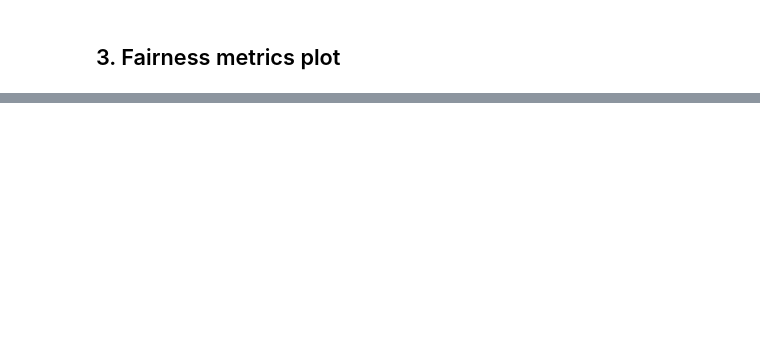
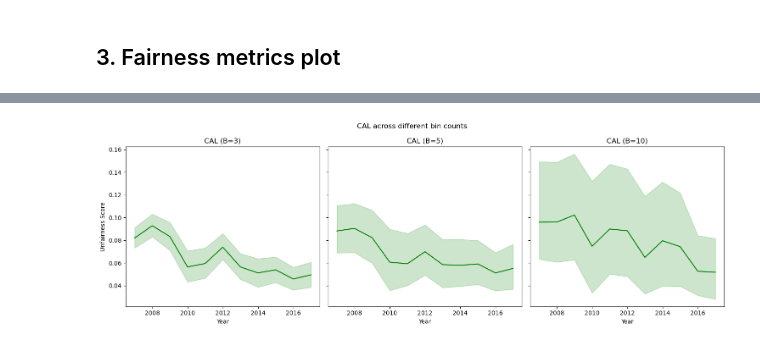
Before and after one commit to jdhilee/fairness_smoke_alarm, a Jupyter notebook: src/fairness_metrics.ipynb, the cells around one changed output, grey strips where cells are left out. Saved outputs shown, nothing was run; the diff lists cells and outputs as text; code cells hidden in the pictures; blank space fills up the shorter version.

```diff
--- a/src/fairness_metrics.ipynb
+++ b/src/fairness_metrics.ipynb
@@ -219,0 +524,29 @@ print(cal_by_year)
+# %%
+fig, axes = plt.subplots(1, 3, figsize=(15, 5), sharey=True)
+
+for ax, B in zip(axes, [3, 5, 10]):
+    cal_point, cal_lower, cal_upper = {}, {}, {}
+
+    for year in range(2007, 2018):
+        df_year = hmda[hmda['year'] == year]
+        pt, lo, hi = calibration_total_with_ci(df_year, B=B)
+        cal_point[year] = pt
+        cal_lower[year] = lo
+        cal_upper[year] = hi
+
+    years = sorted(cal_point.keys())
+    pts = [cal_point[y] for y in years]
+    lows = [cal_lower[y] for y in years]
+    highs = [cal_upper[y] for y in years]
+
+    ax.plot(years, pts, color="green")
+    ax.fill_between(years, lows, highs, alpha=0.2, color="green")
+    ax.set_title(f"CAL (B={B})")
+    ax.set_xlabel("Year")
+
+axes[0].set_ylabel("Unfairness Score")
+plt.suptitle("CAL across different bin counts")
+plt.tight_layout()
+plt.show()
+# %% [output]
+[figure, added]
```
Also changed, not shown: parts of 11 cells of this notebook.
